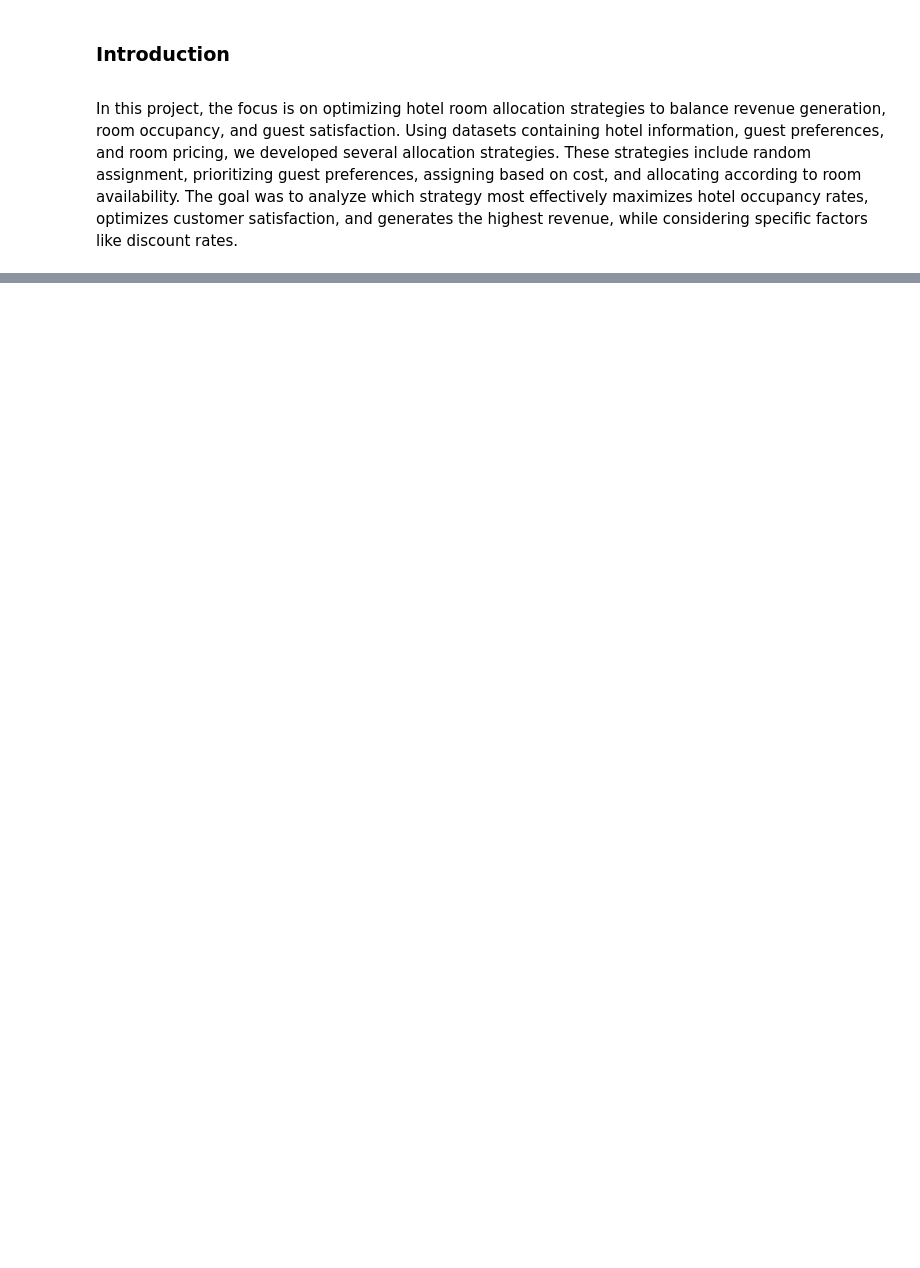
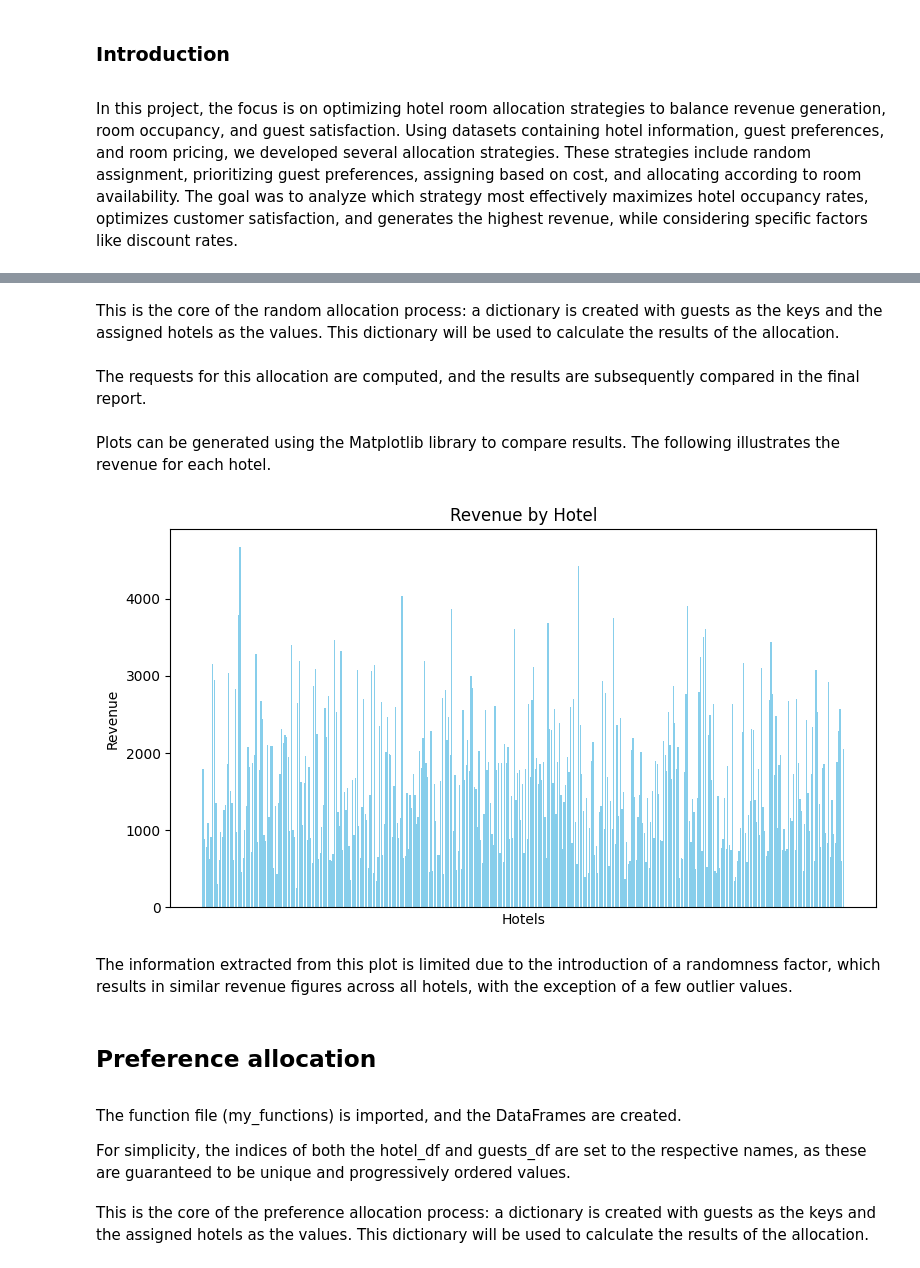
Before and after one commit to alessandro-macchi/macchi_dse_hotel, a Jupyter notebook: presentation.ipynb, the cells around one changed output, grey strips where cells are left out. Saved outputs shown, nothing was run; the diff lists cells and outputs as text; code cells hidden in the pictures; blank space fills up the shorter version.

Commit message:
Reshaping importation and creation of dataframes

```diff
--- a/presentation.ipynb
+++ b/presentation.ipynb
@@ -371,0 +170,20 @@ Through the analysis of various allocation strategies, we gained insights into t
+# %%
+def plot_hotel_revenue(assignment, guests_df, hotel_df):
+    hotel_revenue = {}
+    for guest, hotel in assignment.items():
+        discount = guests_df.loc[guest, 'discount']
+        price = hotel_df.loc[hotel, 'price']
+        revenue = price * (1 - discount)
+        hotel_revenue[hotel] = hotel_revenue.get(hotel, 0) + revenue
+
+    hotels = list(hotel_revenue.keys())
+    revenues = list(hotel_revenue.values())
+
+    plt.figure(figsize=(10, 6))
+    plt.bar(hotels, revenues, color='skyblue')
+    plt.xlabel('Hotels')
+    plt.ylabel('Revenue')
+    plt.title('Revenue by Hotel')
+    plt.xticks([])
+    plt.tight_layout()
+    plt.show()
@@ -371,0 +222,8 @@ Through the analysis of various allocation strategies, we gained insights into t
+# %%
+import random
+from modules.my_functions import *
+
+ds_hotel, ds_pref, ds_guests = importing()
+hotel_df, guests_df, priority_df = df_creation(ds_hotel, ds_pref, ds_guests)
+hotel_df.set_index('name', inplace = True)
+guests_df.set_index('name', inplace=True)
@@ -371,0 +234,2 @@ Through the analysis of various allocation strategies, we gained insights into t
+# %% [markdown]
+This is the core of the random allocation process: a dictionary is created with guests as the keys and the assigned hotels as the values. This dictionary will be used to calculate the results of the allocation.
@@ -371,0 +247,2 @@ Through the analysis of various allocation strategies, we gained insights into t
+# %% [markdown]
+The requests for this allocation are computed, and the results are subsequently compared in the final report.
@@ -371,0 +261,15 @@ Through the analysis of various allocation strategies, we gained insights into t
+# %% [markdown]
+Plots can be generated using the Matplotlib library to compare results. The following illustrates the revenue for each hotel.
+# %%
+from modules.my_graphs import *
+
+plot_hotel_revenue(assignment_random, guests_df, hotel_df)
+# %% [output]
+[figure, added]
+# %% [markdown]
+The information extracted from this plot is limited due to the introduction of a randomness factor, which results in similar revenue figures across all hotels, with the exception of a few outlier values.
+# %% [markdown]
+## <p> Preference allocation </p> ##
+# %% [markdown]
+<p> The function file (my_functions) is imported, and the DataFrames are created. </p>
+For simplicity, the indices of both the hotel_df and guests_df are set to the respective names, as these are guaranteed to be unique and progressively ordered values.
@@ -371,0 +283,2 @@ Through the analysis of various allocation strategies, we gained insights into t
+# %% [markdown]
+This is the core of the preference allocation process: a dictionary is created with guests as the keys and the assigned hotels as the values. This dictionary will be used to calculate the results of the allocation.
```
Also changed, not shown: parts of 98 cells of this notebook, 6 other files.
